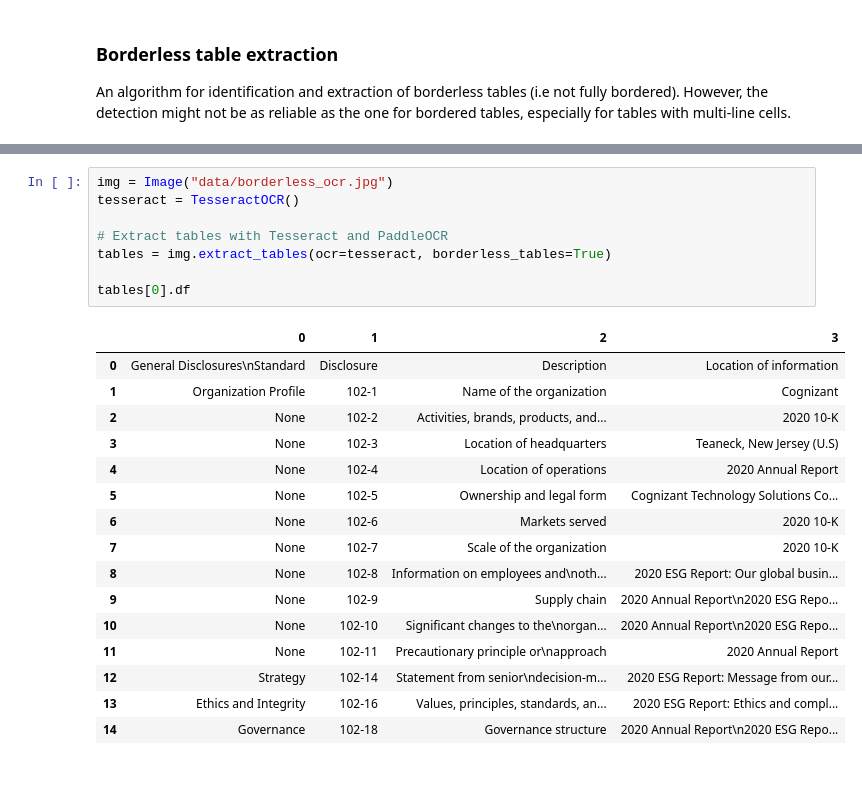
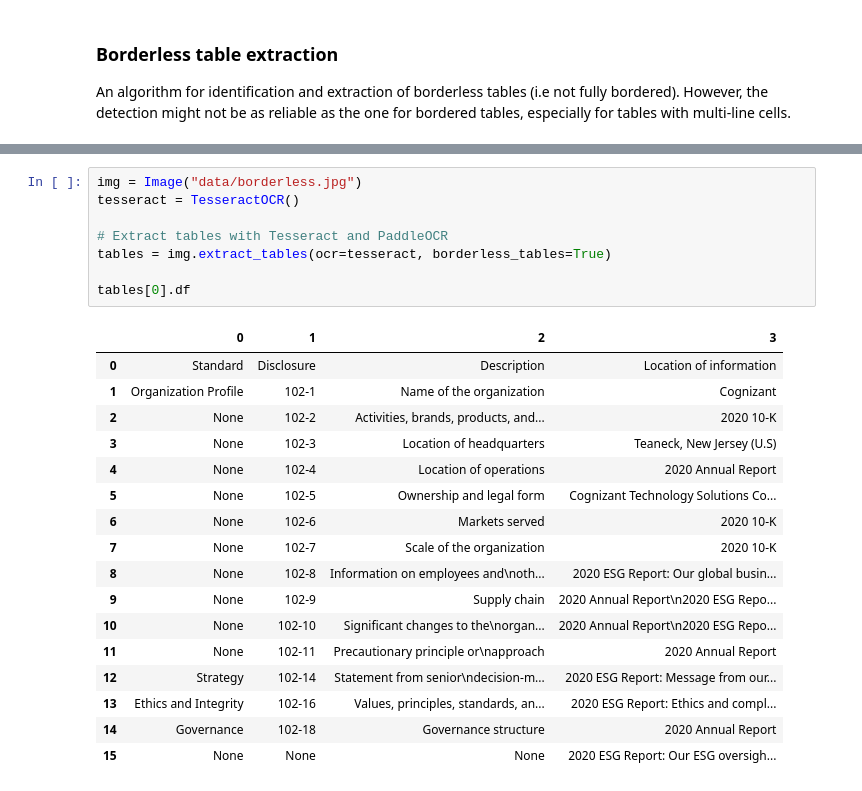
Before and after one commit to xavctn/img2table, a Jupyter notebook: examples/borderless.ipynb, the cells around one changed output, grey strips where cells are left out. Cells and saved outputs as stored; diff of their text form.

```diff
--- a/examples/borderless.ipynb
+++ b/examples/borderless.ipynb
@@ -21,14 +23,14 @@ An algorithm for identification and extraction of borderless tables (i.e not ful
 # %%
-img = Image("data/borderless_ocr.jpg")
+img = Image("data/borderless.jpg")
 tesseract = TesseractOCR()
 
 # Extract tables with Tesseract and PaddleOCR
 tables = img.extract_tables(ocr=tesseract, borderless_tables=True)
 
 tables[0].df
 # %% [output]
 |  | 0 | 1 | 2 | 3 |
-| 0 | General Disclosures\nStandard | Disclosure | Description | Location of information |
+| 0 | Standard | Disclosure | Description | Location of information |
 | 1 | Organization Profile | 102-1 | Name of the organization | Cognizant |
 | 2 | None | 102-2 | Activities, brands, products, and... | 2020 10-K |
 | 3 | None | 102-3 | Location of headquarters | Teaneck, New Jersey (U.S) |
@@ -42,4 +44,5 @@ tables[0].df
 | 11 | None | 102-11 | Precautionary principle or\napproach | 2020 Annual Report |
 | 12 | Strategy | 102-14 | Statement from senior\ndecision-m... | 2020 ESG Report: Message from our... |
 | 13 | Ethics and Integrity | 102-16 | Values, principles, standards, an... | 2020 ESG Report: Ethics and compl... |
-| 14 | Governance | 102-18 | Governance structure | 2020 Annual Report\n2020 ESG Repo... |
+| 14 | Governance | 102-18 | Governance structure | 2020 Annual Report |
+| 15 | None | None | None | 2020 ESG Report: Our ESG oversigh... |
```
Also changed, not shown: parts of 6 cells of this notebook, 7 other files.
